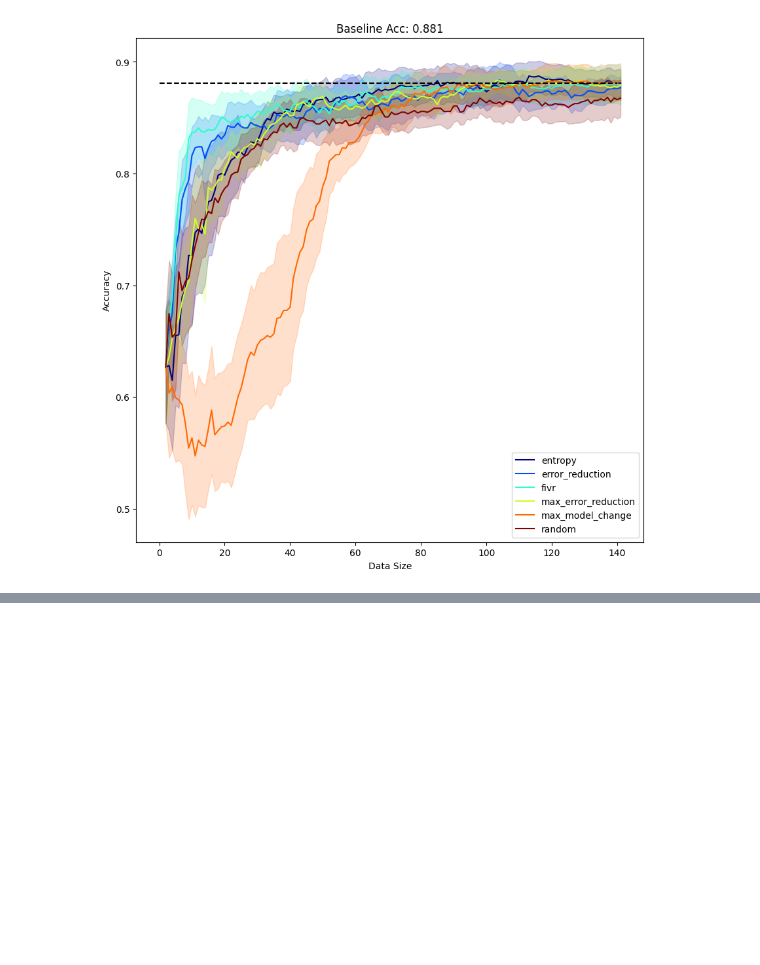
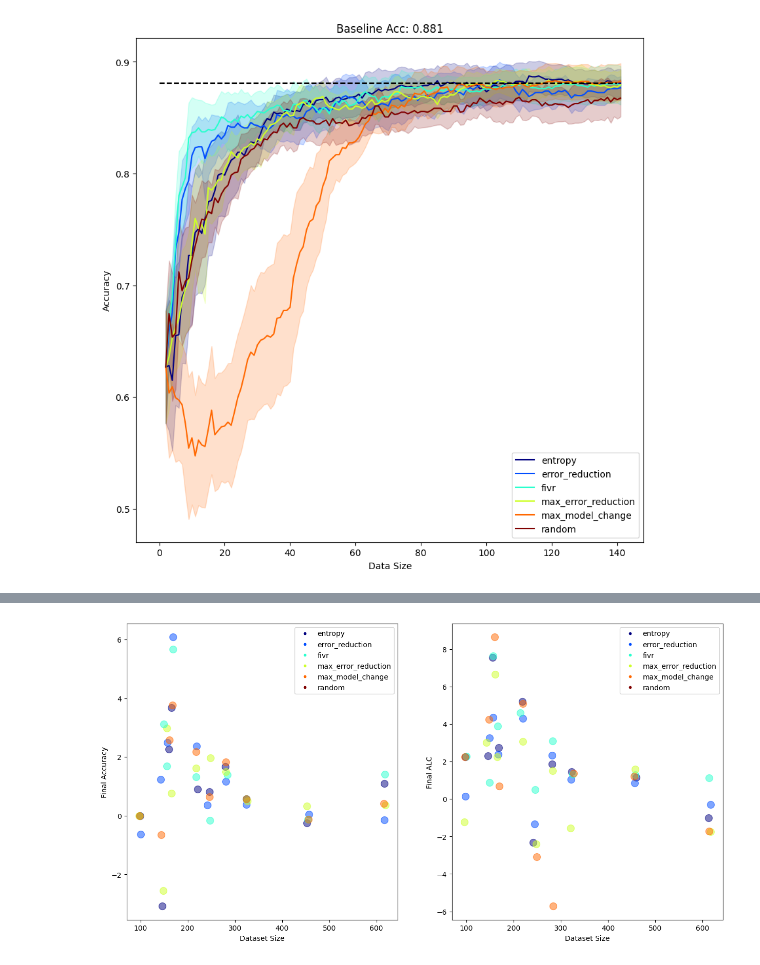
Before and after one commit to mlpotter/LogisticALBenchmark, a Jupyter notebook: visualize_results.ipynb, the cells around one changed output, grey strips where cells are left out. Saved outputs shown, nothing was run; the diff lists cells and outputs as text; code cells hidden in the pictures; blank space fills up the shorter version.

```diff
--- a/visualize_results.ipynb
+++ b/visualize_results.ipynb
@@ -188,0 +301,68 @@ plt.legend()
+# %%
+for dataset in datasets:
+    for method in methods:
+        if method == "random":
+            continue
+        lam_config = f"lam_0.01"
+        score_path = osp.join(result_path,dataset,method,lam_config)
+
+        results_alc[dataset+method]  = (results_alc[dataset+method]-results_alc[dataset+"random"])/results_alc[dataset+"random"] * 100
+        results_acc[dataset+method] = (results_acc[dataset+method] -results_acc[dataset+"random"])/results_acc[dataset+"random"] * 100
+# %%
+for dataset in datasets:
+    for method in methods:
+        if method == "random":
+            del results_alc[dataset+method]
+            del results_acc[dataset+method]
+# %%
+fig,axes = plt.subplots(1,2,figsize=(15,7.5))
+
+xs = []
+ys_alc =  []
+ys_acc =  []
+
+for dataset in datasets:
+    for i,method in enumerate(methods):
+        if method == "random":
+            continue
+        xs.append(results_datasizes[dataset+method])
+        ys_alc.append(results_acc[dataset+method][:,-1].ravel().mean())
+        ys_acc.append(results_alc[dataset+method].mean())
+
+norm_time = lambda x: (x-min(xs))/(max(xs)-min(xs))
+
+norm_alc = lambda x: (x-min(ys_alc))/(max(ys_alc)-min(ys_alc))
+norm_acc = lambda x: (x-min(ys_acc))/(max(ys_acc)-min(ys_acc))
+
+for dataset in datasets:
+    for i,method in enumerate(methods):
+        if method == "random":
+            continue
+        x = results_datasizes[dataset+method]+np.random.randn()*2
+        y = results_acc[dataset+method][:,-1].ravel().mean()
+
+        axes[0].scatter(x=x,y=y,
+                        c=colors[i],
+                        s=100,
+                        label="_nolabel_",alpha=0.5)
+
+
+        x = results_datasizes[dataset+method]+np.random.randn()*2
+        y = results_alc[dataset+method].mean()
+        axes[1].scatter(x=x,y=y,
+                        c=colors[i],
+                        s=100,
+                        label="_nolabel_",alpha=0.5)
+
+for j in range(2):
+    for i,method in enumerate(methods):
+        axes[j].plot([],[],
+                color=colors[i],marker='.',label=method,linestyle='none')
+
+
+        # plt.plot([x[0],x[-1]],[accuracy_baseline,accuracy_baseline],'k--')
+        axes[j].set_xlabel("Dataset Size")
+        axes[j].set_ylabel("Final {}".format("Accuracy" if j==0 else "ALC"))
+        axes[j].legend()
+# %% [output]
+[figure, added]
```
Also changed, not shown: parts of 9 cells of this notebook.
